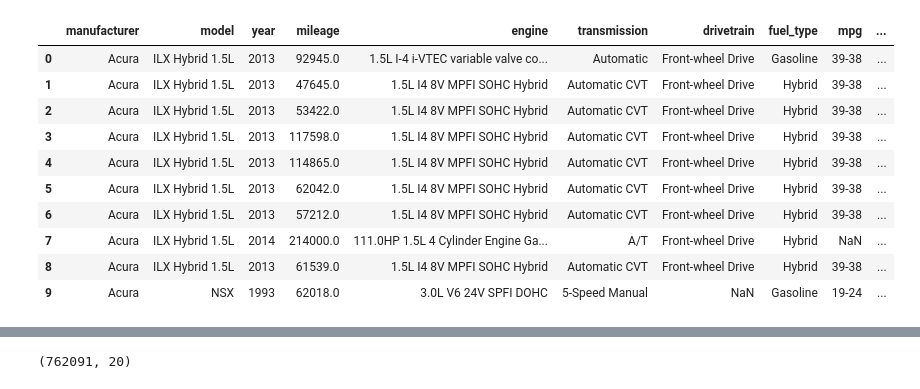
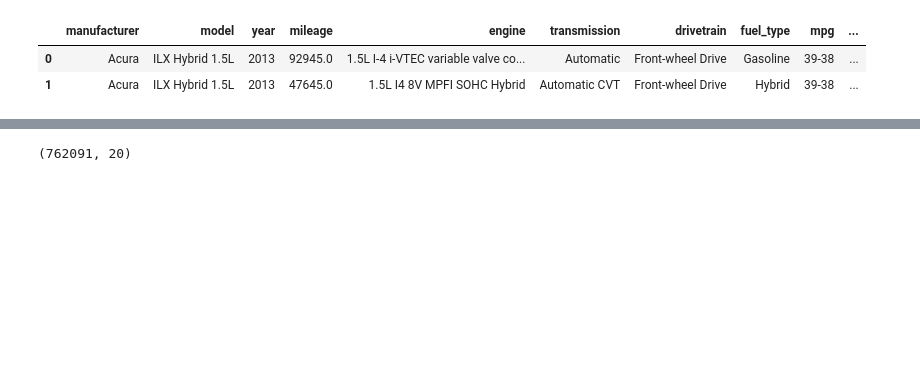
Before and after one commit to vickyli1015/DSC148_Final_Project, a Jupyter notebook: Final_Project.ipynb, the cells around one changed output, grey strips where cells are left out. Drawn from its saved outputs; the diff is of its cells as text; code cells hidden in the pictures; blank space fills up the shorter version.

```diff
--- a/Final_Project.ipynb
+++ b/Final_Project.ipynb
@@ -14,16 +14,8 @@ from sklearn.impute import IterativeImputer
 from sklearn.metrics import mean_squared_error, r2_score
 # %%
 data = pd.read_csv('cars.csv')
-data.head(10)
+data.head(2)
 # %% [output]
 |  | manufacturer | model | year | mileage | engine | transmission | drivetrain | fuel_type | mpg | ... |
 | 0 | Acura | ILX Hybrid 1.5L | 2013 | 92945.0 | 1.5L I-4 i-VTEC variable valve co... | Automatic | Front-wheel Drive | Gasoline | 39-38 | ... |
 | 1 | Acura | ILX Hybrid 1.5L | 2013 | 47645.0 | 1.5L I4 8V MPFI SOHC Hybrid | Automatic CVT | Front-wheel Drive | Hybrid | 39-38 | ... |
-| 2 | Acura | ILX Hybrid 1.5L | 2013 | 53422.0 | 1.5L I4 8V MPFI SOHC Hybrid | Automatic CVT | Front-wheel Drive | Hybrid | 39-38 | ... |
-| 3 | Acura | ILX Hybrid 1.5L | 2013 | 117598.0 | 1.5L I4 8V MPFI SOHC Hybrid | Automatic CVT | Front-wheel Drive | Hybrid | 39-38 | ... |
-| 4 | Acura | ILX Hybrid 1.5L | 2013 | 114865.0 | 1.5L I4 8V MPFI SOHC Hybrid | Automatic CVT | Front-wheel Drive | Hybrid | 39-38 | ... |
-| 5 | Acura | ILX Hybrid 1.5L | 2013 | 62042.0 | 1.5L I4 8V MPFI SOHC Hybrid | Automatic CVT | Front-wheel Drive | Hybrid | 39-38 | ... |
-| 6 | Acura | ILX Hybrid 1.5L | 2013 | 57212.0 | 1.5L I4 8V MPFI SOHC Hybrid | Automatic CVT | Front-wheel Drive | Hybrid | 39-38 | ... |
-| 7 | Acura | ILX Hybrid 1.5L | 2014 | 214000.0 | 111.0HP 1.5L 4 Cylinder Engine Ga... | A/T | Front-wheel Drive | Hybrid | NaN | ... |
-| 8 | Acura | ILX Hybrid 1.5L | 2013 | 61539.0 | 1.5L I4 8V MPFI SOHC Hybrid | Automatic CVT | Front-wheel Drive | Hybrid | 39-38 | ... |
-| 9 | Acura | NSX | 1993 | 62018.0 | 3.0L V6 24V SPFI DOHC | 5-Speed Manual | NaN | Gasoline | 19-24 | ... |
```
Also changed, not shown: parts of 70 cells of this notebook, 1 other file.
